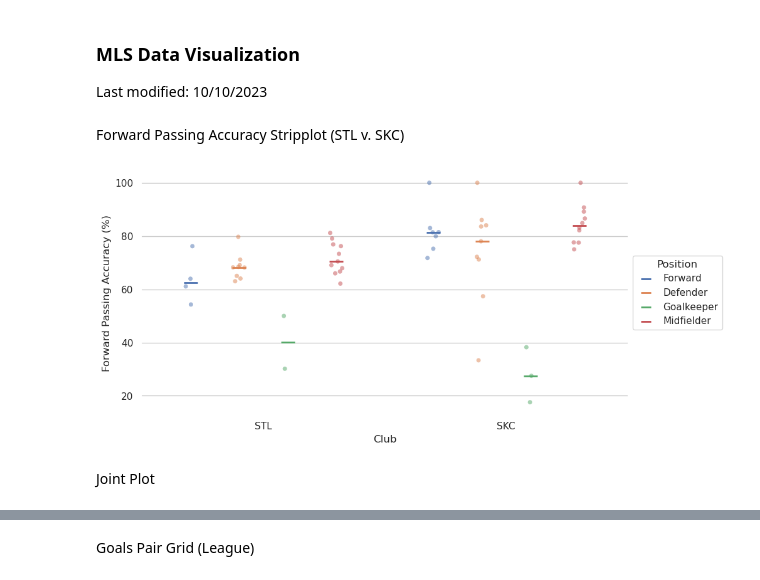
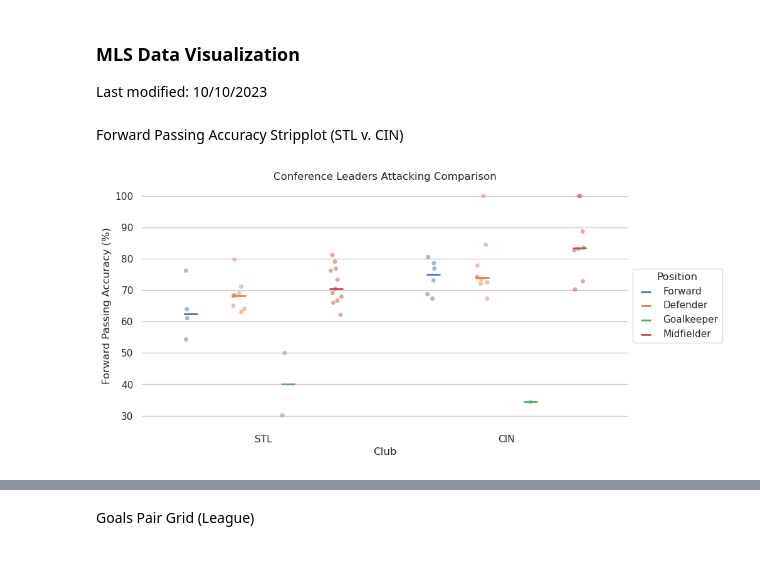
Before and after one commit to gtorrini/portfolio, a Jupyter notebook: data/mls_demo.ipynb, the cells around one changed output, grey strips where cells are left out. Drawn from its saved outputs; the diff is of its cells as text; code cells hidden in the pictures.

Commit message:
Modified plots; removed unused imports

```diff
--- a/data/mls_demo.ipynb
+++ b/data/mls_demo.ipynb
@@ -20,32 +20,30 @@ from mls_stats import Team, league_stats
 def round_to_next_five(number: int) -> int:
     return (5 * (round(number/5 +1)))
 # %% [markdown]
-Forward Passing Accuracy Stripplot (STL v. SKC)
+Forward Passing Accuracy Stripplot (STL v. CIN)
 # %%
 stl = Team('STL', 'St. Louis City SC', 17012, '#ec1458', '#001544', '#fed500')
-skc = Team('SKC', 'Sporting Kansas City', 421, '#0c2340', '#a5bad6', '#878b8c')
+cin = Team('CIN', 'FC Cincinnati', 11504, '#003087', '#fe5000', '#0b1f41')
 stl_df = stl.get_stats()
-skc_df = skc.get_stats()
-joint_stats = pd.concat([stl_df.all, skc_df.all], ignore_index=True)
+cin_df = cin.get_stats()
+joint_stats = pd.concat([stl_df.all, cin_df.all], ignore_index=True)
 # %%
 sns.set_theme(style='whitegrid')
 
 fig, ax = plt.subplots(figsize=(10, 5))
 sns.despine(bottom=True, left=True)
 sns.stripplot(data=joint_stats, x='club.abbreviation', y='regular_season_statistics.accurate_fwd_zone_pass_per', hue='position_generic',
               hue_order=['Forward', 'Defender', 'Goalkeeper', 'Midfielder'], alpha=0.50, dodge=True, marker='o', legend=False)
 pt_lines = sns.pointplot(data=joint_stats,  x='club.abbreviation', y='regular_season_statistics.accurate_fwd_zone_pass_per', hue='position_generic',
               hue_order=['Forward', 'Defender', 'Goalkeeper', 'Midfielder'], dodge=.6, estimator='median', markers='_', linestyles='none', errorbar=None)
 
 for i in range(8, 12):
     points = pt_lines.collections[i]
     size= points.get_sizes().item()
     new_sizes=[size*5]
     points.set_sizes(new_sizes)
 
 ax.legend(loc='center left', bbox_to_anchor=(1, 0.5), fancybox=True, title='Position', markerscale=0.75)
-ax.set(ylabel='Forward Passing Accuracy (%)', xlabel='Club');
+ax.set(ylabel='Forward Passing Accuracy (%)', xlabel='Club', title='Conference Leaders Attacking Comparison');
 # %% [output]
-[figure, old version]
+[figure, new version]
-# %% [markdown]
-Joint Plot
```
Also changed, not shown: parts of 21 cells of this notebook.
